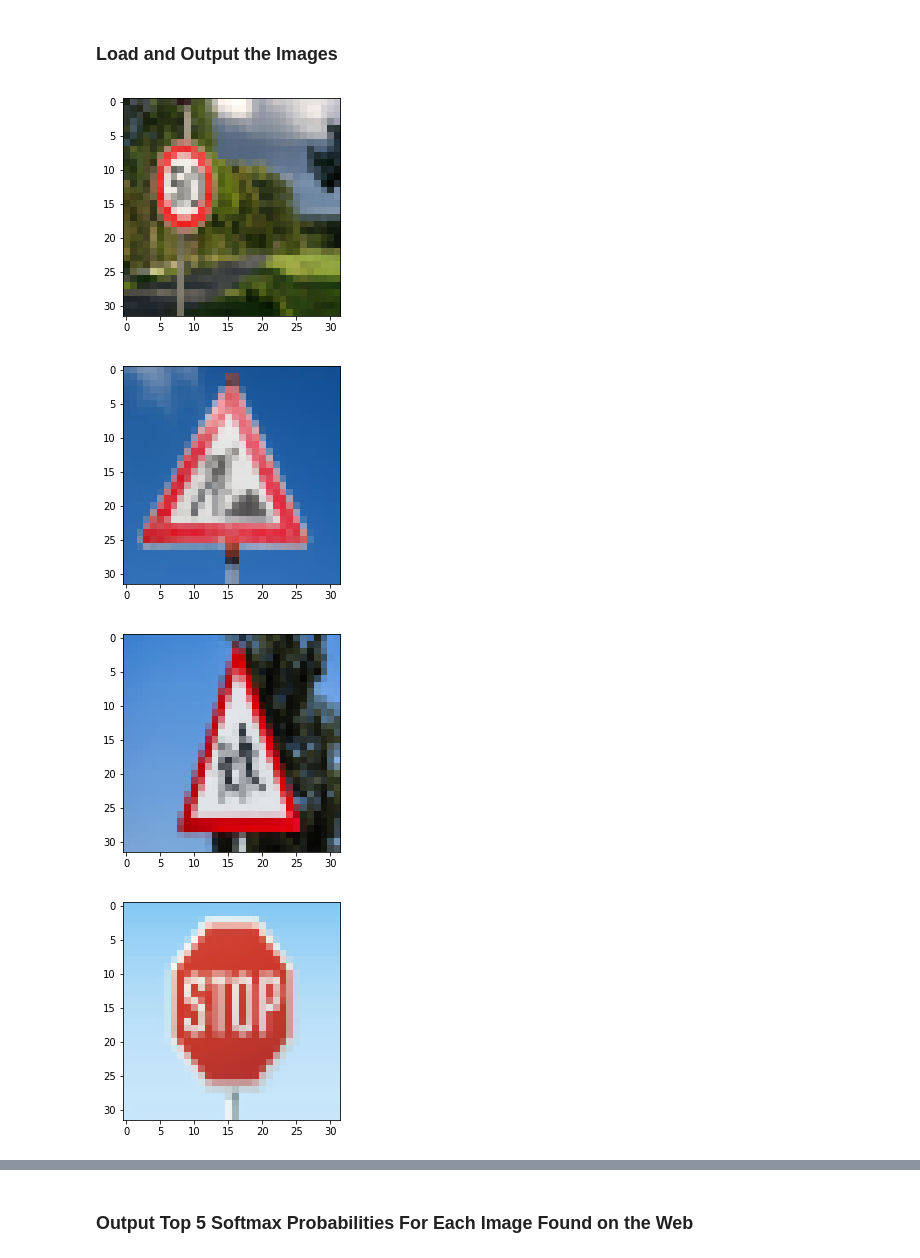
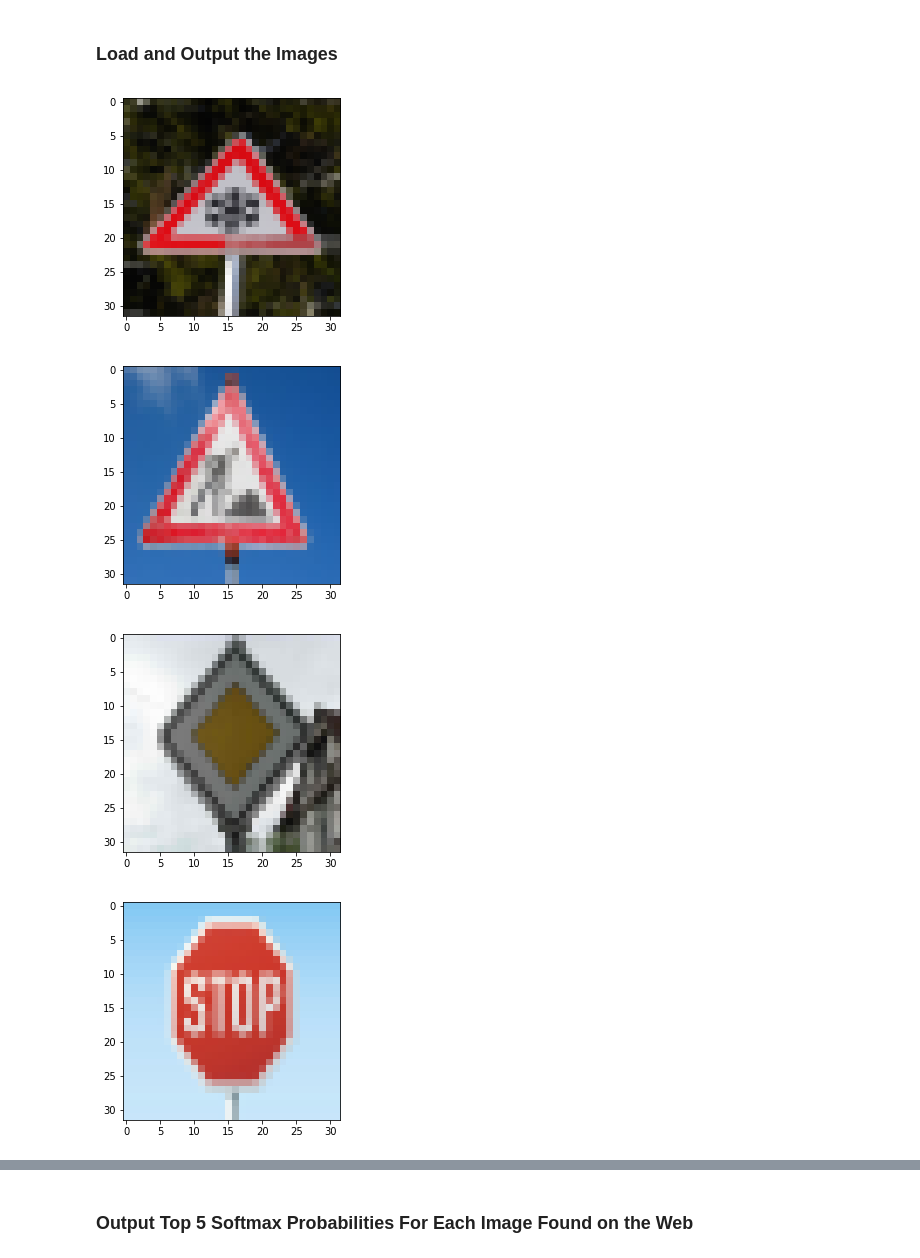
Before and after one commit to hlfshell/Udacity-CarND-Traffic_Sign_Classifier, a Jupyter notebook: Traffic_Sign_Classifier.ipynb, the cells around one changed output, grey strips where cells are left out. Saved outputs shown, nothing was run; the diff lists cells and outputs as text; code cells hidden in the pictures.

Commit message:
checkpoint: Added better evaluation images, raised dropout usage
Got better results/less overfitting with a keep rate of 0.3 (70% drop
out)

```diff
--- a/Traffic_Sign_Classifier.ipynb
+++ b/Traffic_Sign_Classifier.ipynb
@@ -389,7 +389,7 @@ def evaluate(X_data, y_data):
 #Number of epochs and batch size to work with
 EPOCHS = 50
 BATCH_SIZE = 128
-DROPOUT_RATE = 0.5
+DROPOUT_RATE = 0.3
 # %%
 from sklearn.utils import shuffle
 
@@ -458,26 +458,26 @@ You may find `signnames.csv` useful as it contains mappings from the class id (i
 # %%
 import numpy as np
 import cv2
 import glob
 import matplotlib.image as mpimg
 
 X_evaluate = []
 for i in range(0, 5):
     img = cv2.imread("./evaluation-signs/{0}.jpg".format(i))
     #Open CV reads BGR - we need to split image data and return to RGB
     b,g,r = cv2.split(img)
     img = cv2.merge([r,g,b])
     #resize the image to 32 x 32
     img = cv2.resize(img, (32, 32), interpolation=cv2.INTER_AREA)
     X_evaluate.append(img)
 
-y_evaluate = [2, 25, 27, 14, 17] #Manually done
+y_evaluate = [30, 25, 12, 14, 17] #Manually done
 
 for image in X_evaluate:
     plt.figure()
     plt.imshow(image)
 # %% [output]
-[figure, old version]
+[figure, new version]
 [figure]
-[figure, old version]
+[figure, new version]
 [figure]
```
Also changed, not shown: parts of 7 cells of this notebook, 3 other files.
